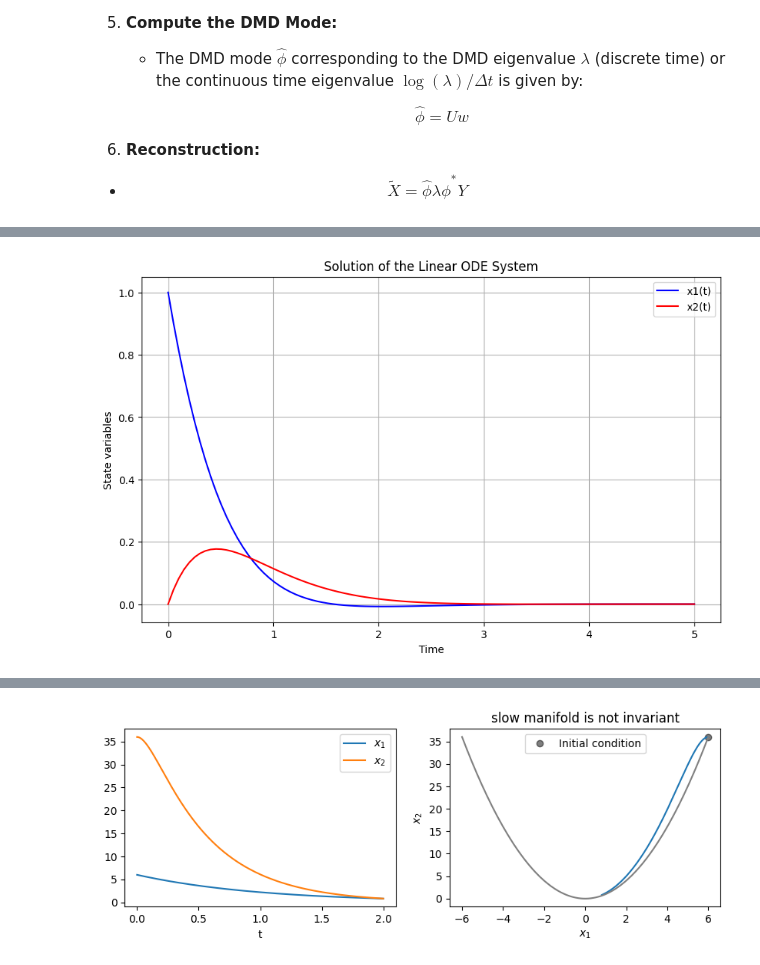
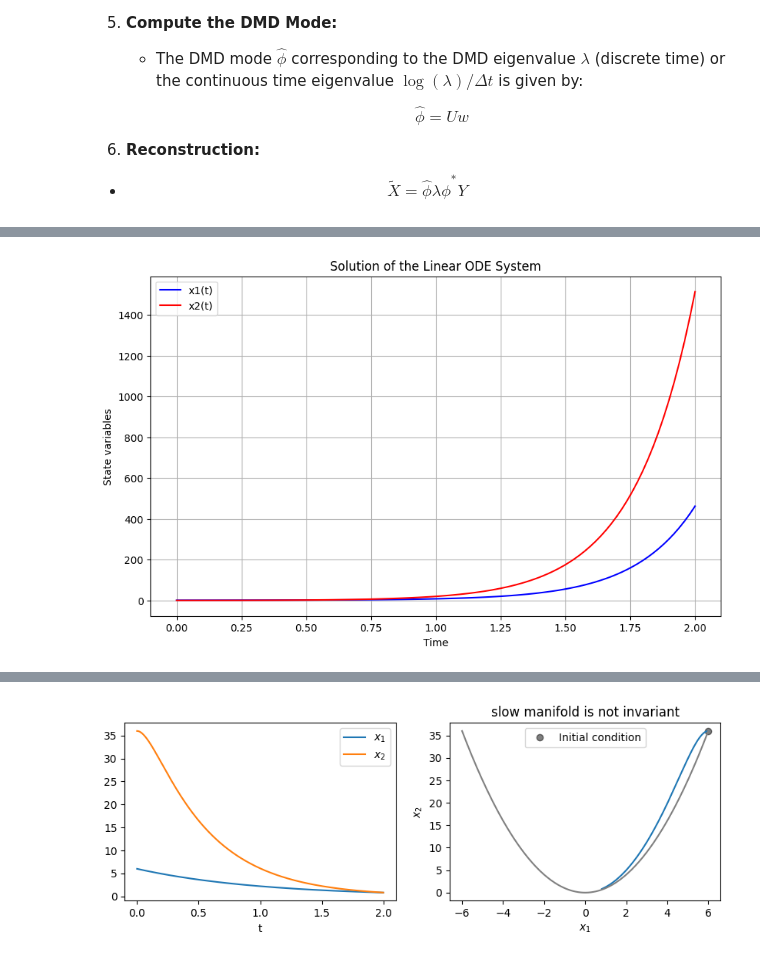
Before and after one commit to KulkarniHrishikesh/PyDMD, a Jupyter notebook: DMD.ipynb, the cells around one changed output, grey strips where cells are left out. Saved outputs shown, nothing was run; the diff lists cells and outputs as text; code cells hidden in the pictures.

```diff
--- a/DMD.ipynb
+++ b/DMD.ipynb
@@ -240,60 +250,43 @@ def ode(x, t):
+# %%
+# Define a linear operator matrix A (2x2 example)
+
+# Example 1
+A = np.array([[1, 1],
+              [1, 4]])
+
+# # Example 2
+# A = np.array([[1, 1],
+#               [1, 4]])
+
+# Initial condition
+x0 = np.array([1, 0])
+
+# Time points where solution is computed
+t = np.linspace(0, 2, 100)
+
+# Print eigenvalues and eigenvectors
+eigenvalues, eigenvectors = print_eigenvalues_and_eigenvectors(A)
 # %%
-import numpy as np
-from scipy.integrate import odeint
+# Compute the solution
+solution = linear_ode_system(A, x0, t)
 
-def linear_ode_system(A, x0, t):
-    """
-    Integrate a system of ODEs defined by the linear operator matrix A.
+# print(solution.shape)
+# print("Solution at each time point:")
+# print(solution)
+# Plotting the results
+plt.figure(figsize=(10, 6))
 
-    Parameters:
-    A (np.ndarray): Linear operator matrix (n x n).
-    x0 (np.ndarray): Initial condition vector (n,).
-    t (np.ndarray): Array of time points at which to compute the solution.
+# Plot each state variable as a function of time
+plt.plot(t, solution[:, 0], label='x1(t)', color='b')
+plt.plot(t, solution[:, 1], label='x2(t)', color='r')
 
-    Returns:
-    np.ndarray: Array of shape (len(t), n) containing the solution at each time point.
-    """
-    # Define the derivative function for odeint
-    def derivative(x, t):
-        return A @ x
+# Adding labels and title
+plt.xlabel('Time')
+plt.ylabel('State variables')
+plt.title('Solution of the Linear ODE System')
+plt.legend()
+plt.grid(True)
 
-    # Perform the integration using odeint
-    solution = odeint(derivative, x0, t)
-
-    return solution
-
-# Example usage:
-if __name__ == "__main__":
-    # Define a linear operator matrix A (2x2 example)
-    A = np.array([[-2, -1],
-                  [1, -2]])
-
-    # Initial condition
-    x0 = np.array([1, 0])
-
-    # Time points where solution is computed
-    t = np.linspace(0, 5, 100)
-
-    # Compute the solution
-    solution = linear_ode_system(A, x0, t)
-
-    # print(solution.shape)
-    # print("Solution at each time point:")
-    # print(solution)
-    # Plotting the results
-    plt.figure(figsize=(10, 6))
-
-    # Plot each state variable as a function of time
-    plt.plot(t, solution[:, 0], label='x1(t)', color='b')
-    plt.plot(t, solution[:, 1], label='x2(t)', color='r')
-
-    # Adding labels and title
-    plt.xlabel('Time')
-    plt.ylabel('State variables')
-    plt.title('Solution of the Linear ODE System')
-    plt.legend()
-    plt.grid(True)
-
-    # Show plot
-    plt.show()
+# Show plot
+plt.show()
 # %% [output]
@@ -301,2 +299,2 @@ if __name__ == "__main__":
-[figure, old version]
+[figure, new version]
 # %%
```
Also changed, not shown: parts of 10 cells of this notebook.
